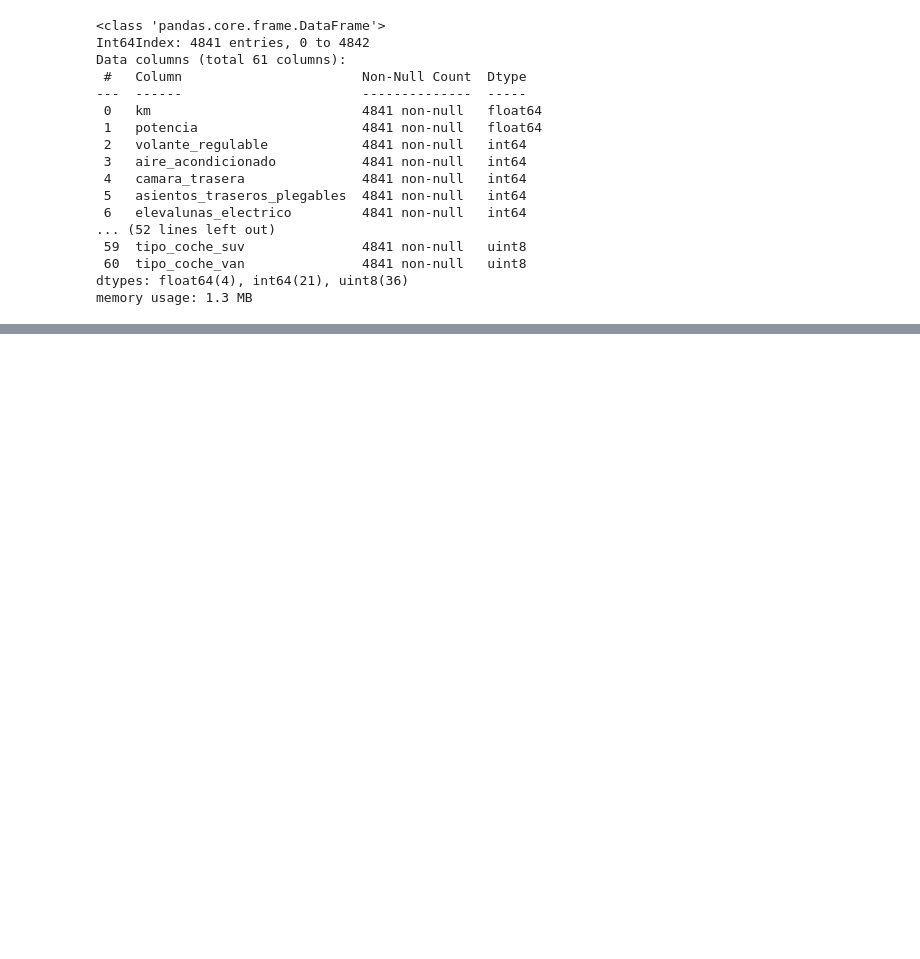
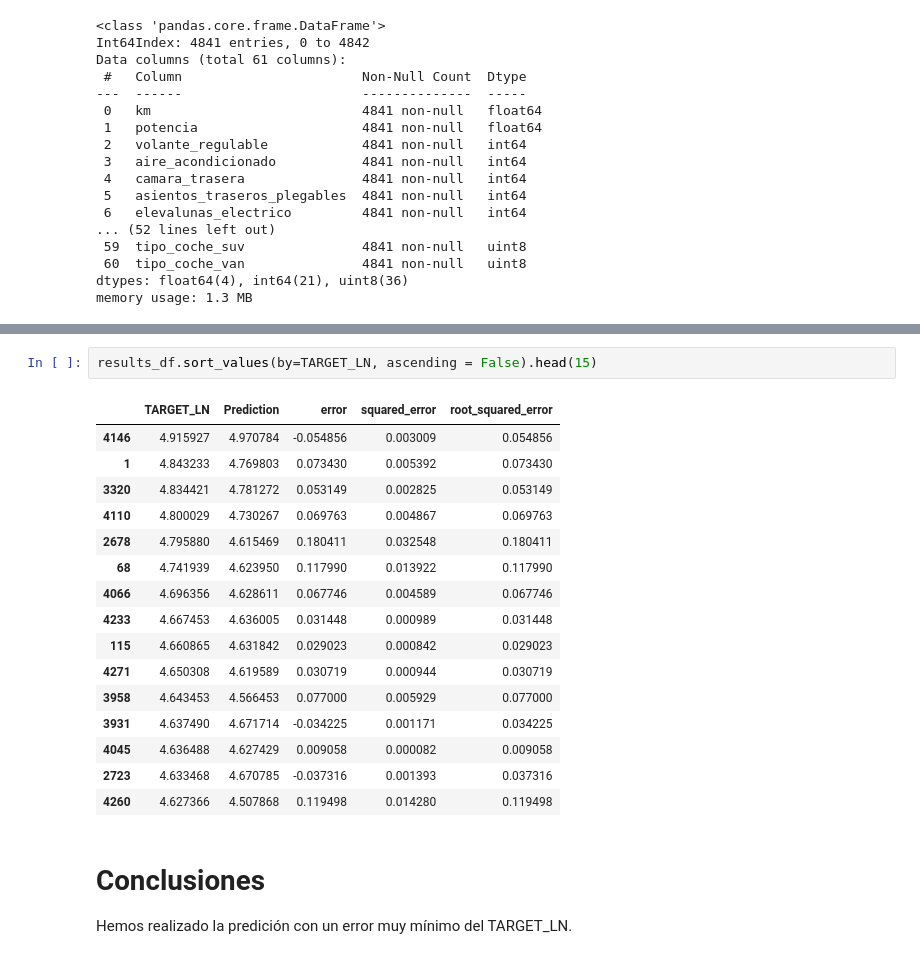
Before and after one commit to jgrau90/BMW_Regression, a Jupyter notebook: bmw_regression.ipynb, the cells around one changed output, grey strips where cells are left out. Saved outputs shown, nothing was run; the diff lists cells and outputs as text; blank space fills up the shorter version.

```diff
--- a/bmw_regression.ipynb
+++ b/bmw_regression.ipynb
@@ -637,0 +746,23 @@ memory usage: 1.3 MB
+# %%
+results_df.sort_values(by=TARGET_LN, ascending = False).head(15)
+# %% [output]
+|  | TARGET_LN | Prediction | error | squared_error | root_squared_error |
+| 4146 | 4.915927 | 4.970784 | -0.054856 | 0.003009 | 0.054856 |
+| 1 | 4.843233 | 4.769803 | 0.073430 | 0.005392 | 0.073430 |
+| 3320 | 4.834421 | 4.781272 | 0.053149 | 0.002825 | 0.053149 |
+| 4110 | 4.800029 | 4.730267 | 0.069763 | 0.004867 | 0.069763 |
+| 2678 | 4.795880 | 4.615469 | 0.180411 | 0.032548 | 0.180411 |
+| 68 | 4.741939 | 4.623950 | 0.117990 | 0.013922 | 0.117990 |
+| 4066 | 4.696356 | 4.628611 | 0.067746 | 0.004589 | 0.067746 |
+| 4233 | 4.667453 | 4.636005 | 0.031448 | 0.000989 | 0.031448 |
+| 115 | 4.660865 | 4.631842 | 0.029023 | 0.000842 | 0.029023 |
+| 4271 | 4.650308 | 4.619589 | 0.030719 | 0.000944 | 0.030719 |
+| 3958 | 4.643453 | 4.566453 | 0.077000 | 0.005929 | 0.077000 |
+| 3931 | 4.637490 | 4.671714 | -0.034225 | 0.001171 | 0.034225 |
+| 4045 | 4.636488 | 4.627429 | 0.009058 | 0.000082 | 0.009058 |
+| 2723 | 4.633468 | 4.670785 | -0.037316 | 0.001393 | 0.037316 |
+| 4260 | 4.627366 | 4.507868 | 0.119498 | 0.014280 | 0.119498 |
+# %% [markdown]
+# Conclusiones
+
+Hemos realizado la predición con un error muy mínimo del TARGET_LN.
```
Also changed, not shown: parts of 20 cells of this notebook.
